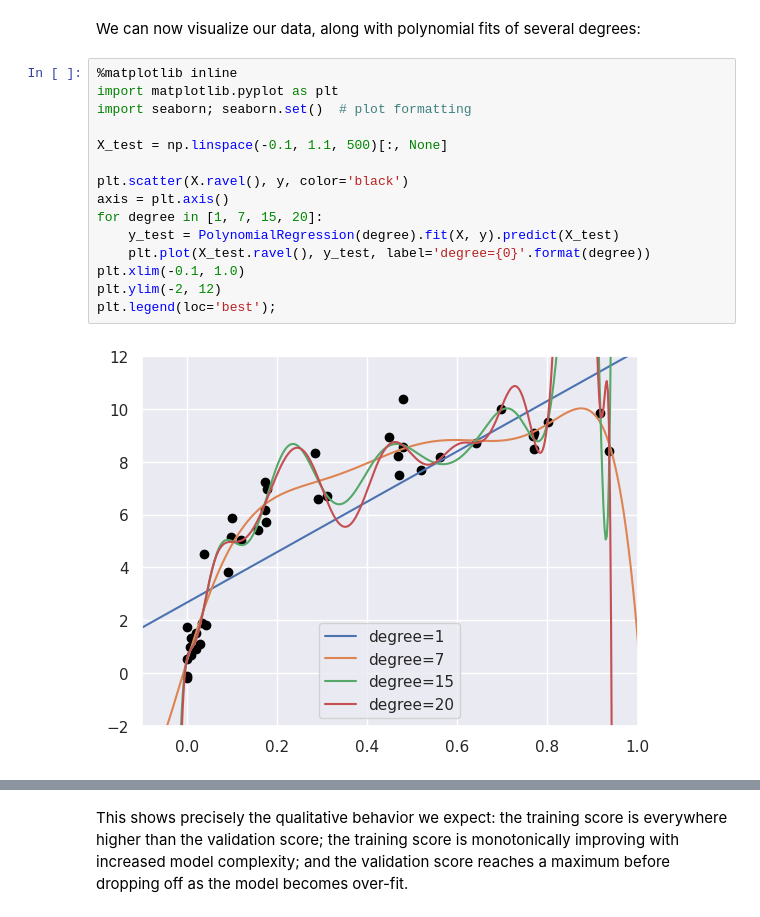
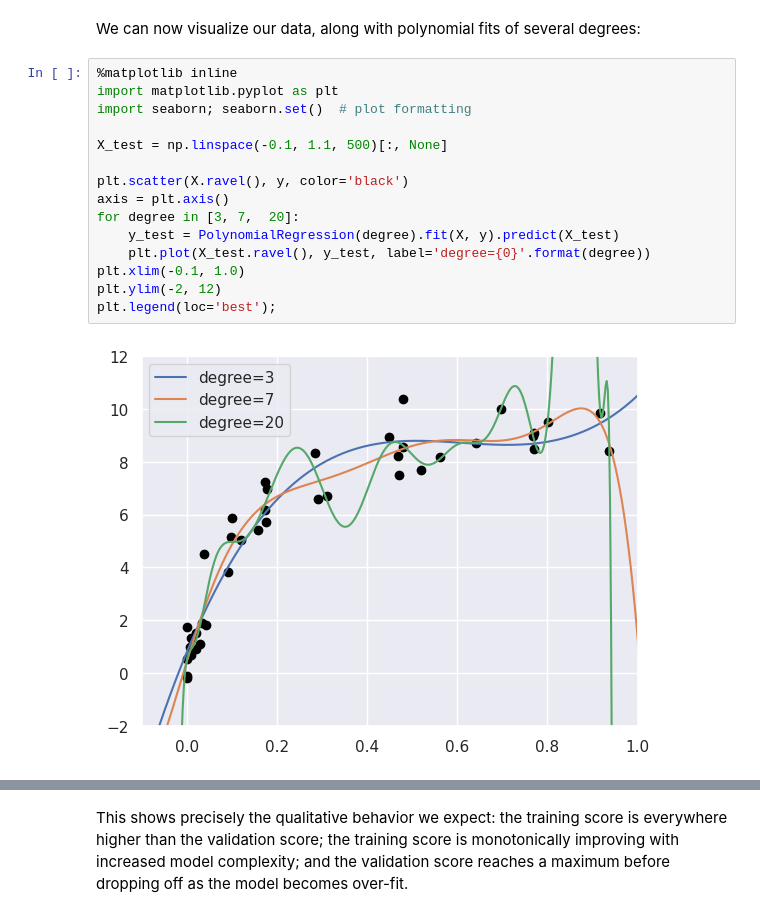
Before and after one commit to qiyanjun/2026Fall-UVA-CS-MachineLearningDeep, a Jupyter notebook: notebook/L6_Hyperparameters_and_Model_Validation.ipynb, the cells around one changed output, grey strips where cells are left out. Saved outputs shown, nothing was run; the diff lists cells and outputs as text.

```diff
--- a/notebook/L6_Hyperparameters_and_Model_Validation.ipynb
+++ b/notebook/L6_Hyperparameters_and_Model_Validation.ipynb
@@ -60,20 +60,20 @@ We can now visualize our data, along with polynomial fits of several degrees:
 # %%
 %matplotlib inline
 import matplotlib.pyplot as plt
 import seaborn; seaborn.set()  # plot formatting
 
 X_test = np.linspace(-0.1, 1.1, 500)[:, None]
 
 plt.scatter(X.ravel(), y, color='black')
 axis = plt.axis()
-for degree in [1, 7, 15, 20]:
+for degree in [3, 7,  20]:
     y_test = PolynomialRegression(degree).fit(X, y).predict(X_test)
     plt.plot(X_test.ravel(), y_test, label='degree={0}'.format(degree))
 plt.xlim(-0.1, 1.0)
 plt.ylim(-2, 12)
 plt.legend(loc='best');
 # %% [output]
-[figure, old version]
+[figure, new version]
 # %%
 from sklearn.model_selection import validation_curve
 
```
Also changed, not shown: parts of 6 cells of this notebook, 3 other files.
